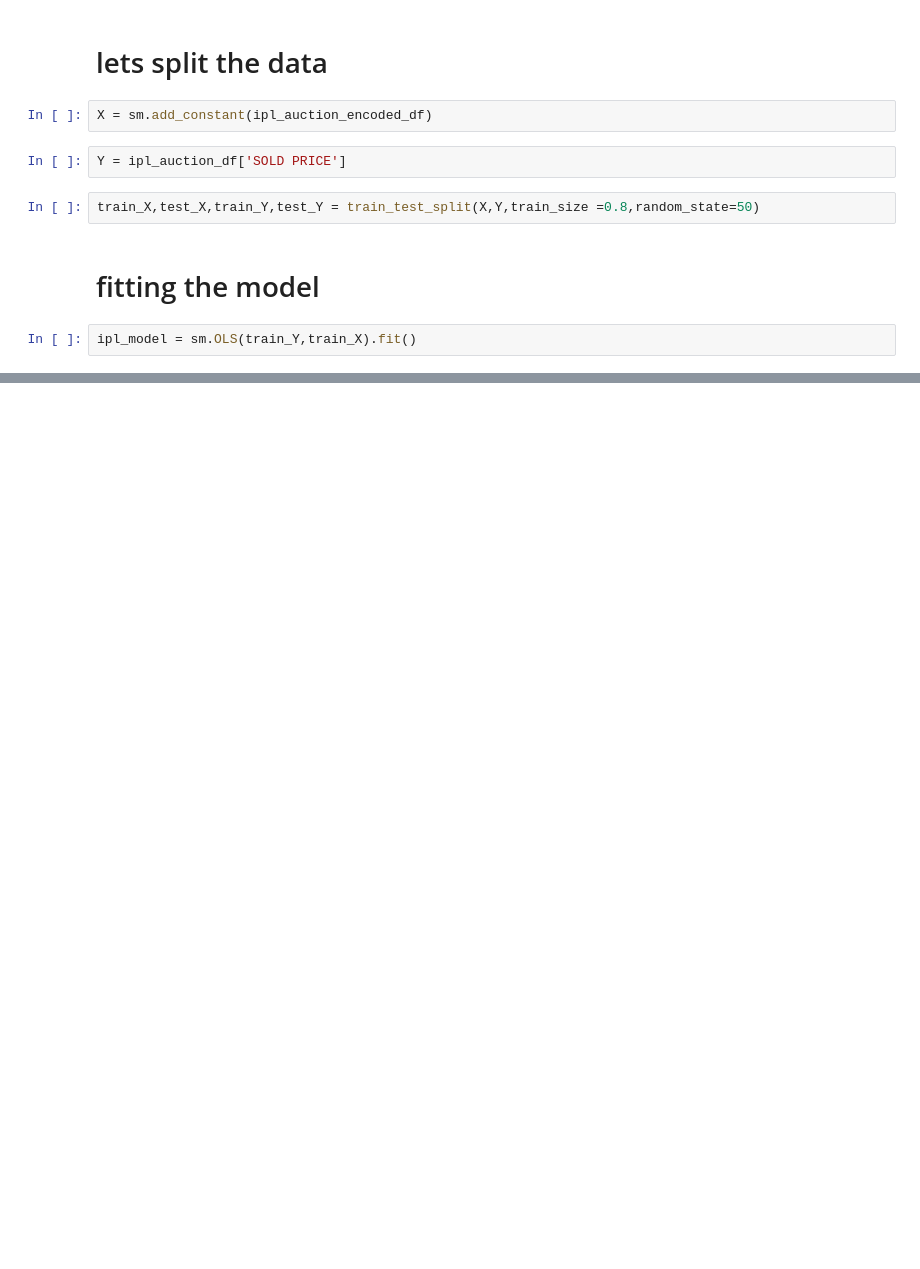
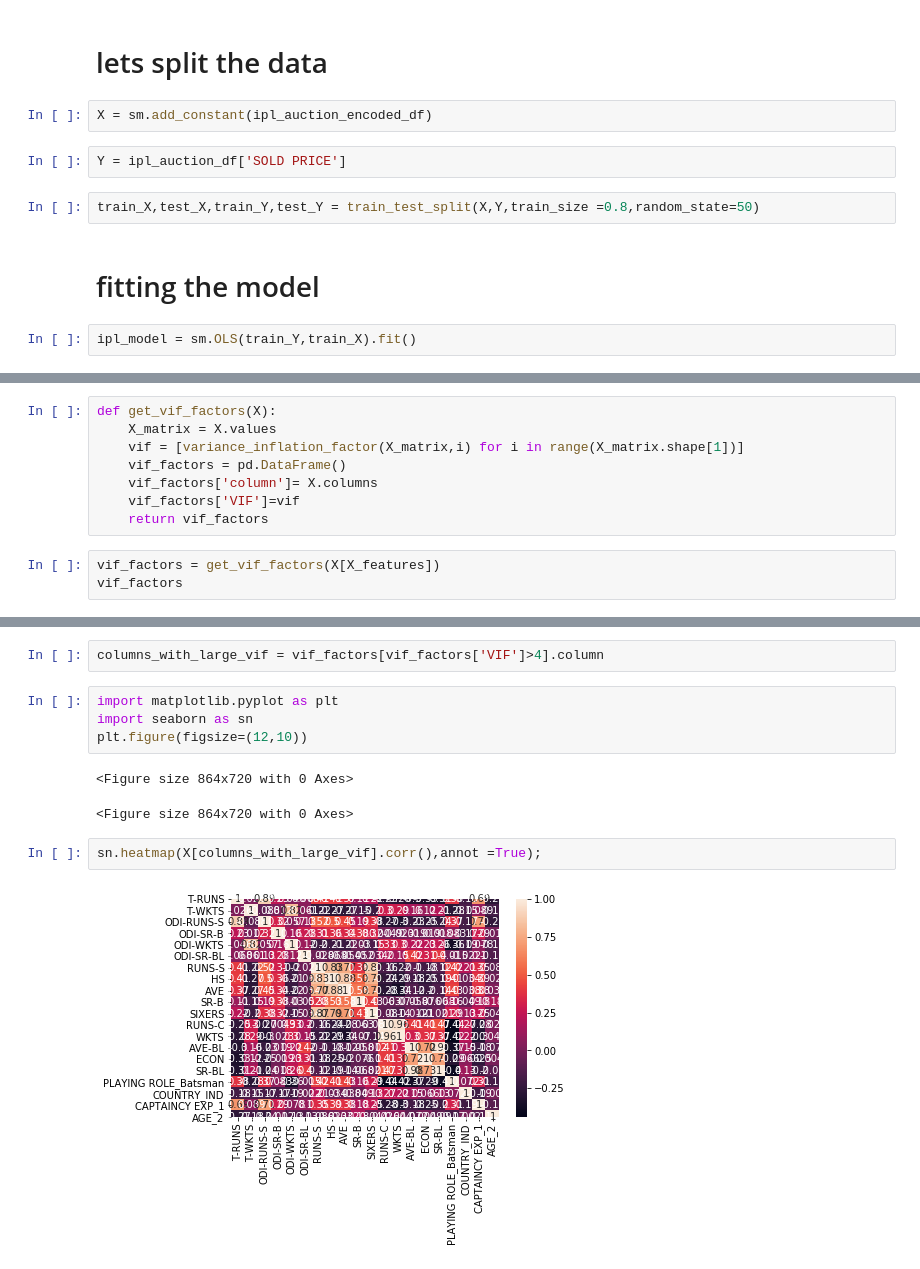
Before and after one commit to gaurav3030/mlpractice, a Jupyter notebook: PredictingSoldPriceOfIplPlayers.ipynb, the cells around one changed output, grey strips where cells are left out. Saved outputs shown, nothing was run; the diff lists cells and outputs as text; blank space fills up the shorter version.

```diff
--- a/PredictingSoldPriceOfIplPlayers.ipynb
+++ b/PredictingSoldPriceOfIplPlayers.ipynb
@@ -94,0 +99,11 @@ ipl_model.summary2()
+# %%
+def get_vif_factors(X):
+    X_matrix = X.values
+    vif = [variance_inflation_factor(X_matrix,i) for i in range(X_matrix.shape[1])]
+    vif_factors = pd.DataFrame()
+    vif_factors['column']= X.columns
+    vif_factors['VIF']=vif
+    return vif_factors
+# %%
+vif_factors = get_vif_factors(X[X_features])
+vif_factors
@@ -94,0 +128,13 @@ ipl_model.summary2()
+# %%
+columns_with_large_vif = vif_factors[vif_factors['VIF']>4].column
+# %%
+import matplotlib.pyplot as plt
+import seaborn as sn
+plt.figure(figsize=(12,10))
+# %% [output]
+<Figure size 864x720 with 0 Axes>
+<Figure size 864x720 with 0 Axes>
+# %%
+sn.heatmap(X[columns_with_large_vif].corr(),annot =True);
+# %% [output]
+[figure, added]
```
Also changed, not shown: parts of 5 cells of this notebook.
